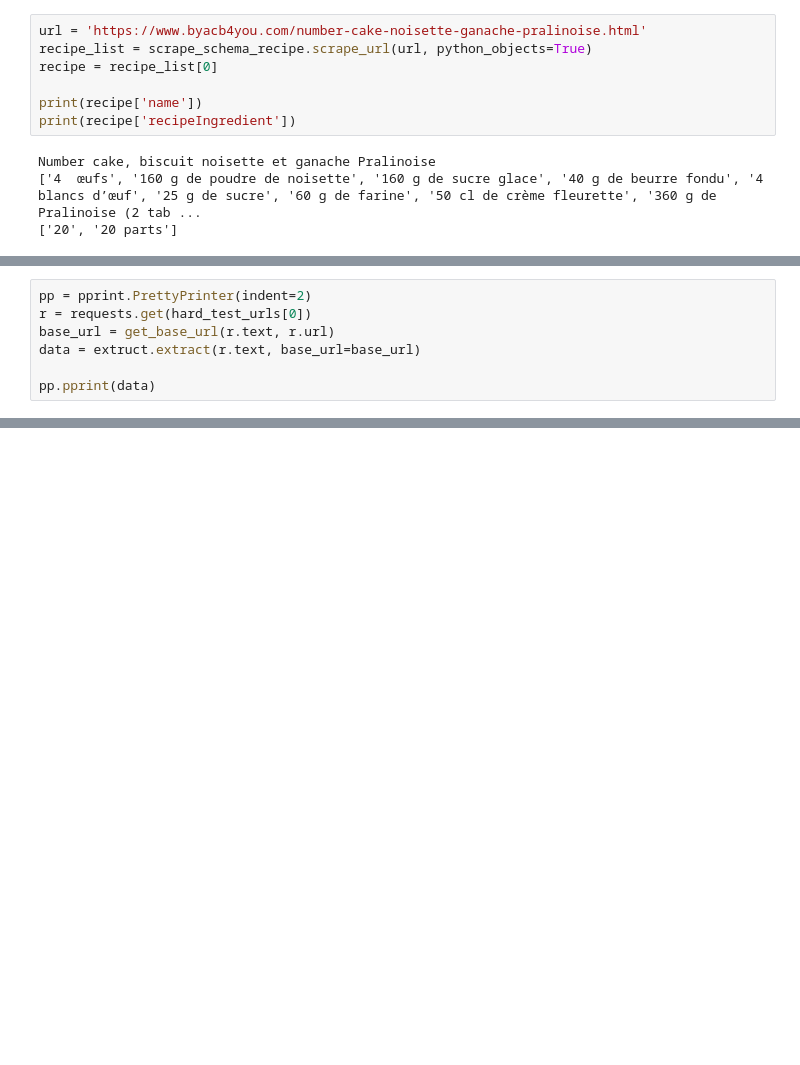
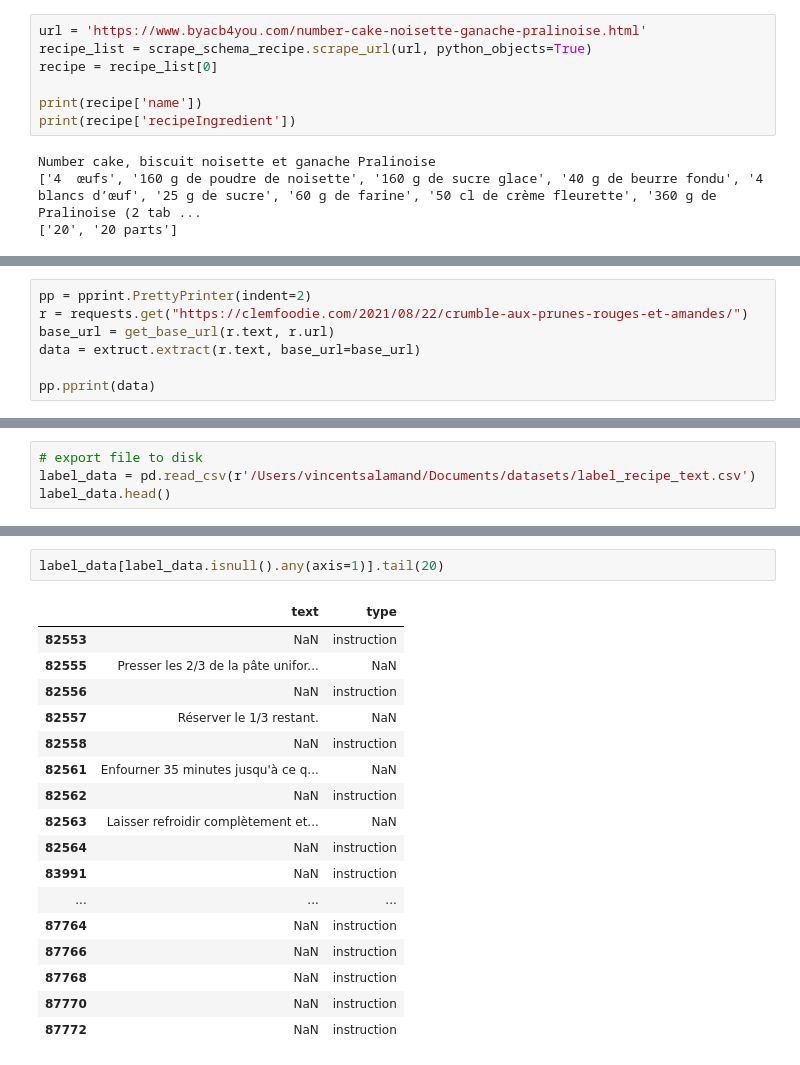
Before and after one commit to vsalamand/Notebooks, a Jupyter notebook: [SUPERNET] Recipe scraper.ipynb, the cells around one changed output, grey strips where cells are left out. Drawn from its saved outputs; the diff is of its cells as text; blank space fills up the shorter version.

Commit message:
ML datasets

```diff
--- a/[SUPERNET] Recipe scraper.ipynb
+++ b/[SUPERNET] Recipe scraper.ipynb
@@ -149,7 +150,7 @@ hard_test_urls = [
 ]
 # %%
 pp = pprint.PrettyPrinter(indent=2)
-r = requests.get(hard_test_urls[0])
+r = requests.get("https://clemfoodie.com/2021/08/22/crumble-aux-prunes-rouges-et-amandes/")
 base_url = get_base_url(r.text, r.url)
 data = extruct.extract(r.text, base_url=base_url)
 
@@ -174,0 +232,4 @@ pp.pprint(data)
+# %%
+# export file to disk
+label_data = pd.read_csv(r'/Users/vincentsalamand/Documents/datasets/label_recipe_text.csv')
+label_data.head()
@@ -174,0 +243,20 @@ pp.pprint(data)
+# %%
+label_data[label_data.isnull().any(axis=1)].tail(20)
+# %% [output]
+|  | text | type |
+| 82553 | NaN | instruction |
+| 82555 | Presser les 2/3 de la pâte unifor... | NaN |
+| 82556 | NaN | instruction |
+| 82557 | Réserver le 1/3 restant. | NaN |
+| 82558 | NaN | instruction |
+| 82561 | Enfourner 35 minutes jusqu'à ce q... | NaN |
+| 82562 | NaN | instruction |
+| 82563 | Laisser refroidir complètement et... | NaN |
+| 82564 | NaN | instruction |
+| 83991 | NaN | instruction |
+| ... | ... | ... |
+| 87764 | NaN | instruction |
+| 87766 | NaN | instruction |
+| 87768 | NaN | instruction |
+| 87770 | NaN | instruction |
+| 87772 | NaN | instruction |
```
Also changed, not shown: parts of 14 cells of this notebook, 3 other files.
